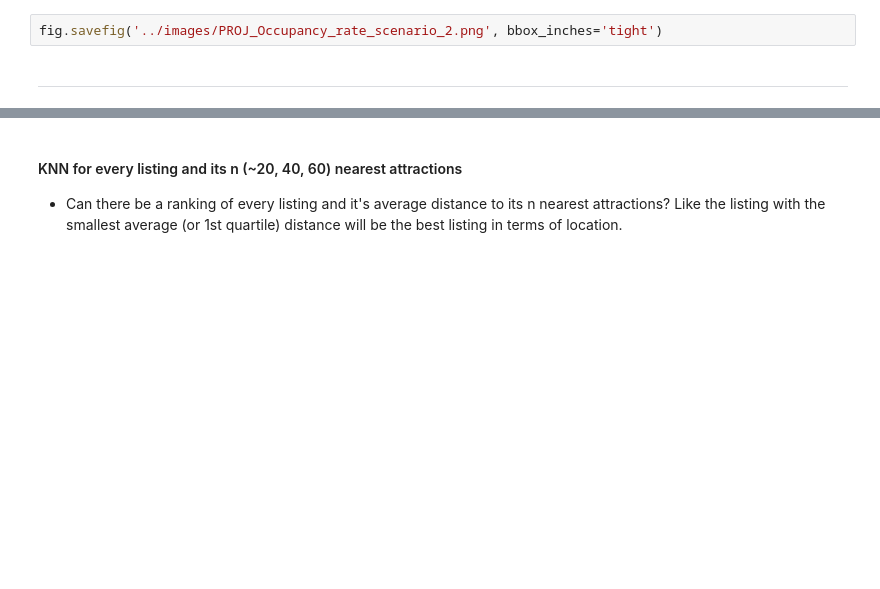
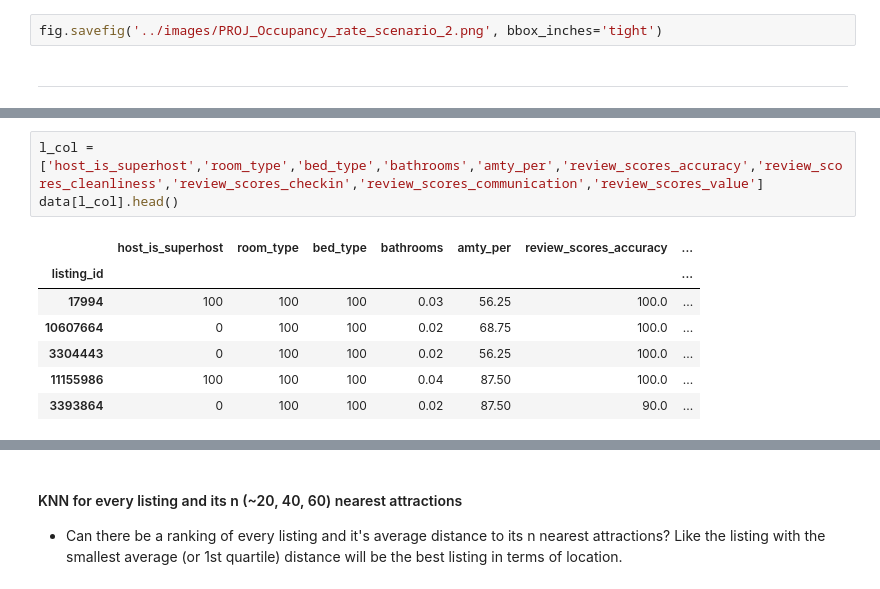
Before and after one commit to leegare/Airbnb-User-Preference-on-Listings, a Jupyter notebook: notebook/P4_Project.ipynb, the cells around one changed output, grey strips where cells are left out. Saved outputs shown, nothing was run; the diff lists cells and outputs as text; blank space fills up the shorter version.

```diff
--- a/notebook/P4_Project.ipynb
+++ b/notebook/P4_Project.ipynb
@@ -96,0 +121,11 @@ fig.savefig('../images/PROJ_Occupancy_rate_scenario_2.png', bbox_inches='tight')
+# %%
+l_col = ['host_is_superhost','room_type','bed_type','bathrooms','amty_per','review_scores_accuracy','review_scores_cleanliness','review_scores_checkin','review_scores_communication','review_scores_value']
+data[l_col].head()
+# %% [output]
+|  | host_is_superhost | room_type | bed_type | bathrooms | amty_per | review_scores_accuracy | ... |
+| listing_id |  |  |  |  |  |  | ... |
+| 17994 | 100 | 100 | 100 | 0.03 | 56.25 | 100.0 | ... |
+| 10607664 | 0 | 100 | 100 | 0.02 | 68.75 | 100.0 | ... |
+| 3304443 | 0 | 100 | 100 | 0.02 | 56.25 | 100.0 | ... |
+| 11155986 | 100 | 100 | 100 | 0.04 | 87.50 | 100.0 | ... |
+| 3393864 | 0 | 100 | 100 | 0.02 | 87.50 | 90.0 | ... |
```
Also changed, not shown: parts of 25 cells of this notebook, 16 other files.
